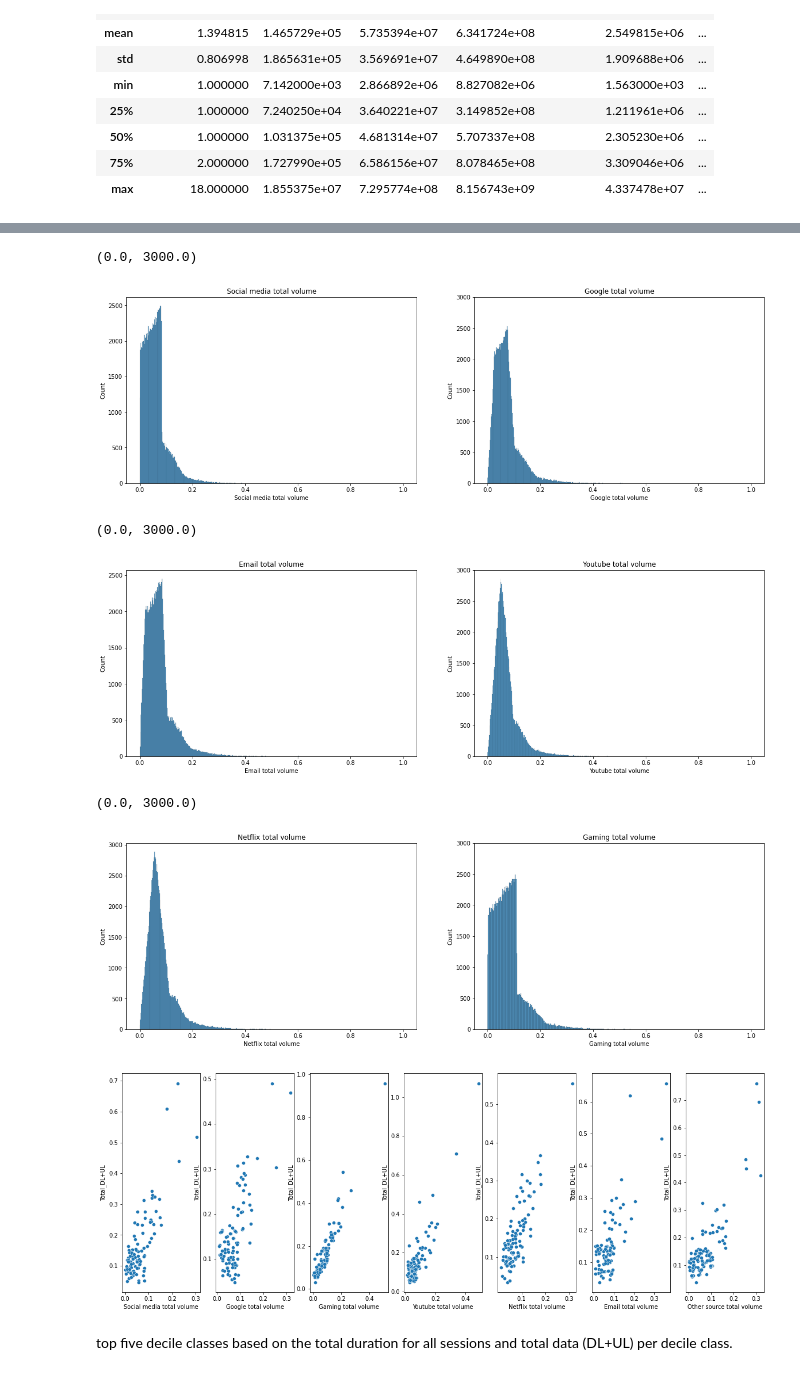
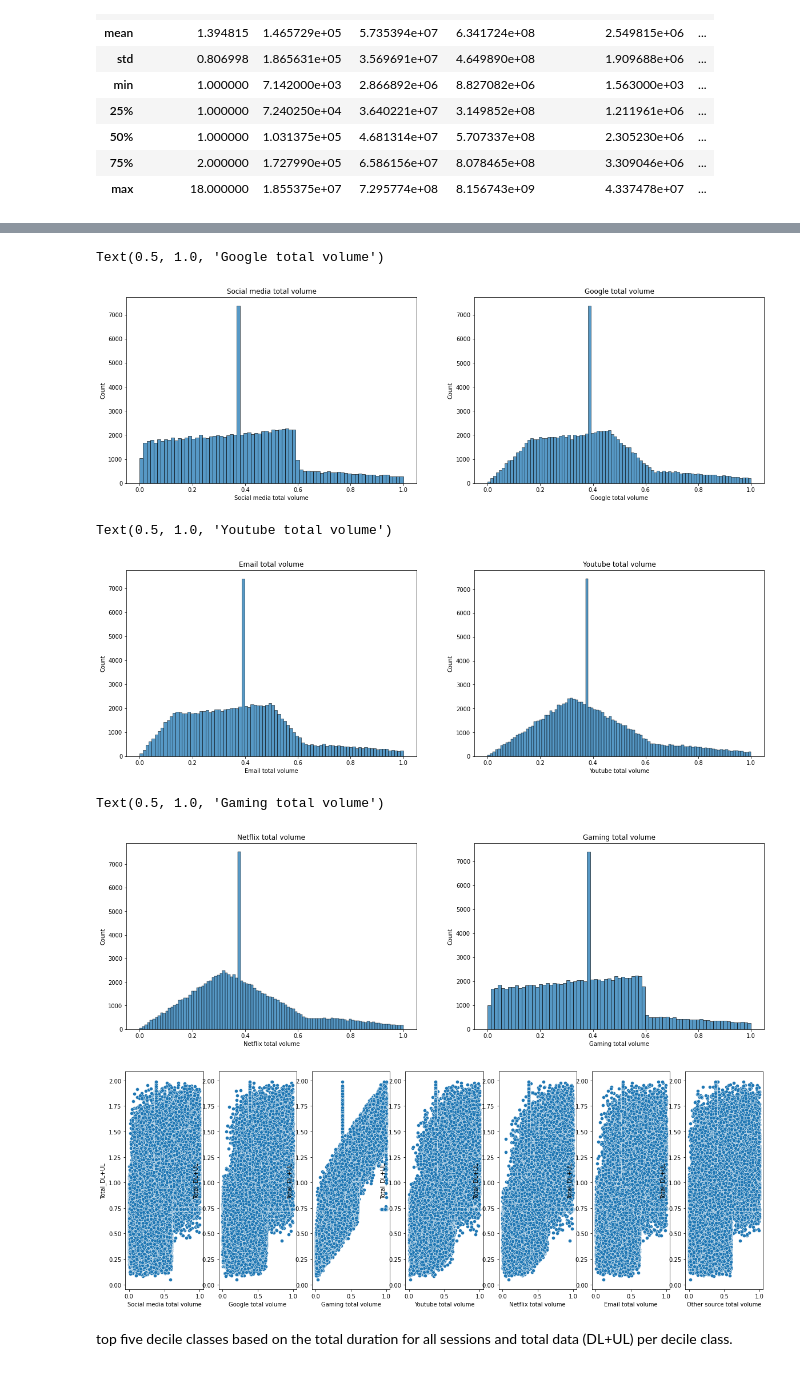
Before and after one commit to Bethelsis/User-Analytics-in-the-Telecommunication-Industry, a Jupyter notebook: notebooks/Data cleaning,Exploration.ipynb, the cells around one changed output, grey strips where cells are left out. Cells and saved outputs as stored; diff of their text form; code cells hidden in the pictures.

```diff
--- a/notebooks/Data cleaning,Exploration.ipynb
+++ b/notebooks/Data cleaning,Exploration.ipynb
@@ -434,6 +447,7 @@ plt.show()
 # %%
 #scaling
-df_scaled = (df_new-df_new.min())/(df_new.max()-df_new.min())
-df_scaled.head()
+df_new = (df_new-df_new.min())/(df_new.max()-df_new.min())
+df_new.head(10)
+df_new.head()
 # %% [output]
 |  | number of sessions | Dur. (ms) | Total UL (Bytes) | Total DL (Bytes) | Social media total volume | ... |
@@ -456,54 +493,51 @@ plt.ylim(0, 3000)
 # %%
  # univariate plots
 fig, ax=plt.subplots(1,2, figsize=(20, 6))
-sns.histplot(df_scaled['Social media total volume'], ax=ax[0])
+sns.histplot(df_new['Social media total volume'], ax=ax[0])
 ax[0].set_title("Social media total volume")
-sns.histplot(df_scaled['Google total volume'], ax=ax[1])
+sns.histplot(df_new['Google total volume'], ax=ax[1])
 ax[1].set_title("Google total volume")
-plt.ylim(0, 3000)
 # %% [output]
-(0.0, 3000.0)
+Text(0.5, 1.0, 'Google total volume')
-[figure, old version]
+[figure, new version]
 # %%
  # univariate plots
 fig, ax=plt.subplots(1,2, figsize=(20, 6))
-sns.histplot(df_scaled['Email total volume'], ax=ax[0])
+sns.histplot(df_new['Email total volume'], ax=ax[0])
 ax[0].set_title("Email total volume")
-sns.histplot(df_scaled['Youtube total volume'], ax=ax[1])
+sns.histplot(df_new['Youtube total volume'], ax=ax[1])
 ax[1].set_title("Youtube total volume")
-plt.ylim(0, 3000)
 # %% [output]
-(0.0, 3000.0)
+Text(0.5, 1.0, 'Youtube total volume')
-[figure, old version]
+[figure, new version]
 # %%
  # univariate plots
 fig, ax=plt.subplots(1,2, figsize=(20, 6))
-sns.histplot(df_scaled['Netflix total volume'], ax=ax[0])
+sns.histplot(df_new['Netflix total volume'], ax=ax[0])
 ax[0].set_title("Netflix total volume")
 
-sns.histplot(df_scaled['Gaming total volume'], ax=ax[1])
+sns.histplot(df_new['Gaming total volume'], ax=ax[1])
 ax[1].set_title("Gaming total volume")
-plt.ylim(0, 3000)
 # %% [output]
-(0.0, 3000.0)
+Text(0.5, 1.0, 'Gaming total volume')
-[figure, old version]
+[figure, new version]
 # %%
 #bivariate analysis
-df_scaled['Total_DL+UL'] = df_scaled['Total UL (Bytes)'] + df_scaled['Total DL (Bytes)']
+df_new['Total_DL+UL'] = df_new['Total UL (Bytes)'] + df_new['Total DL (Bytes)']
 # %%
 #Scatter plot for social media total, gaming total, and google total for comparasion
 a4_dims = (20, 7)
 fig, axs = plt.subplots(ncols=7,figsize=a4_dims)
-sns.scatterplot(x="Social media total volume", y="Total_DL+UL",ax=axs[0], data=df_scaled)
-sns.scatterplot(x="Google total volume", y="Total_DL+UL", ax=axs[1],data=df_scaled)
-sns.scatterplot(x="Gaming total volume", y="Total_DL+UL",ax=axs[2], data=df_scaled)
-sns.scatterplot(x="Youtube total volume", y="Total_DL+UL",ax=axs[3], data=df_scaled)
-sns.scatterplot(x="Netflix total volume", y="Total_DL+UL",ax=axs[4], data=df_scaled)
-sns.scatterplot(x="Email total volume", y="Total_DL+UL",ax=axs[5], data=df_scaled)
-sns.scatterplot(x="Other source total volume", y="Total_DL+UL",ax=axs[6], data=df_scaled)
+sns.scatterplot(x="Social media total volume", y="Total_DL+UL",ax=axs[0], data=df_new)
+sns.scatterplot(x="Google total volume", y="Total_DL+UL", ax=axs[1],data=df_new)
+sns.scatterplot(x="Gaming total volume", y="Total_DL+UL",ax=axs[2], data=df_new)
+sns.scatterplot(x="Youtube total volume", y="Total_DL+UL",ax=axs[3], data=df_new)
+sns.scatterplot(x="Netflix total volume", y="Total_DL+UL",ax=axs[4], data=df_new)
+sns.scatterplot(x="Email total volume", y="Total_DL+UL",ax=axs[5], data=df_new)
+sns.scatterplot(x="Other source total volume", y="Total_DL+UL",ax=axs[6], data=df_new)
 plt.show()
 # %% [output]
-[figure, old version]
+[figure, new version]
 # %% [markdown]
 top five decile classes based on the total duration for all sessions and total data (DL+UL) per decile class.
 # %%
```
Also changed, not shown: parts of 13 cells of this notebook.
